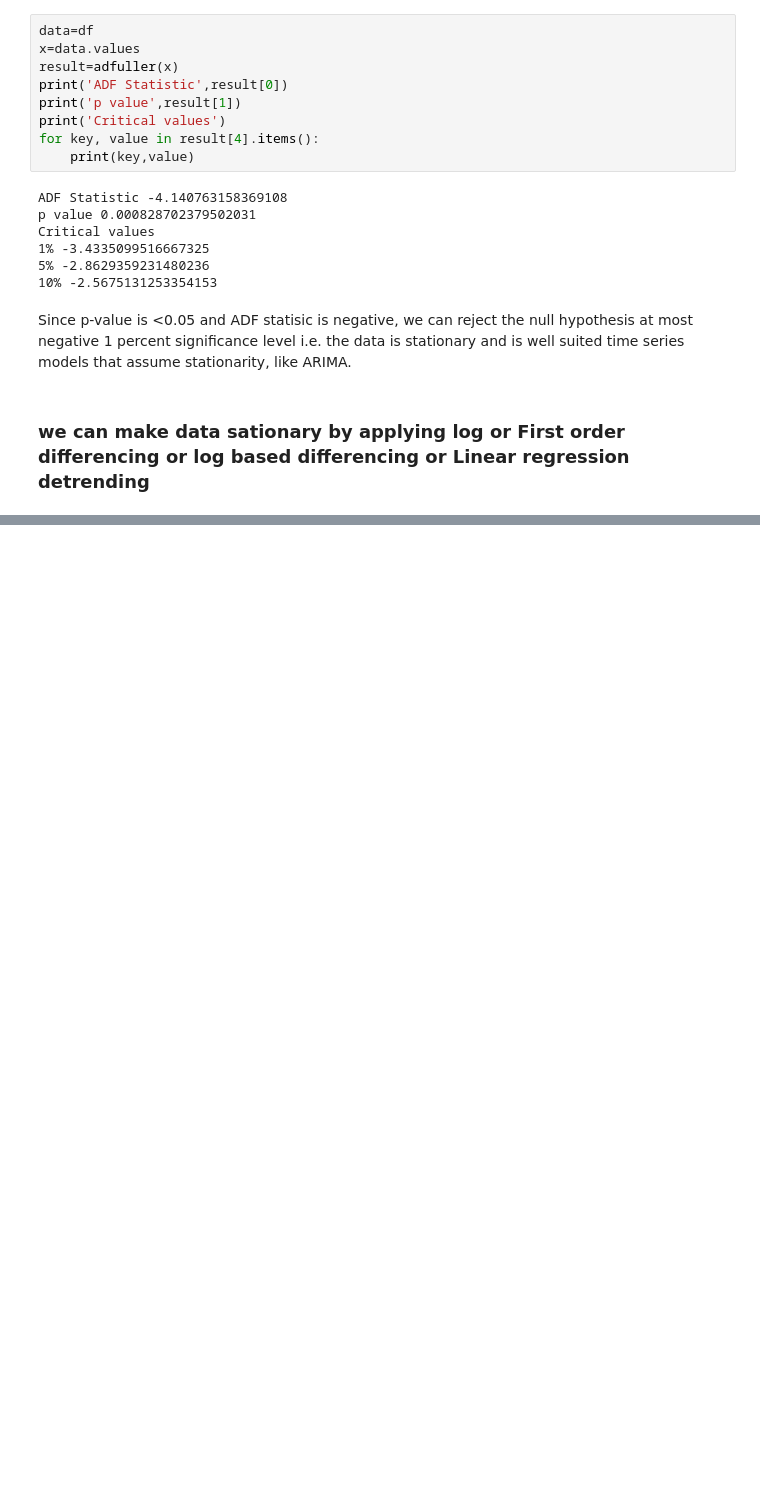
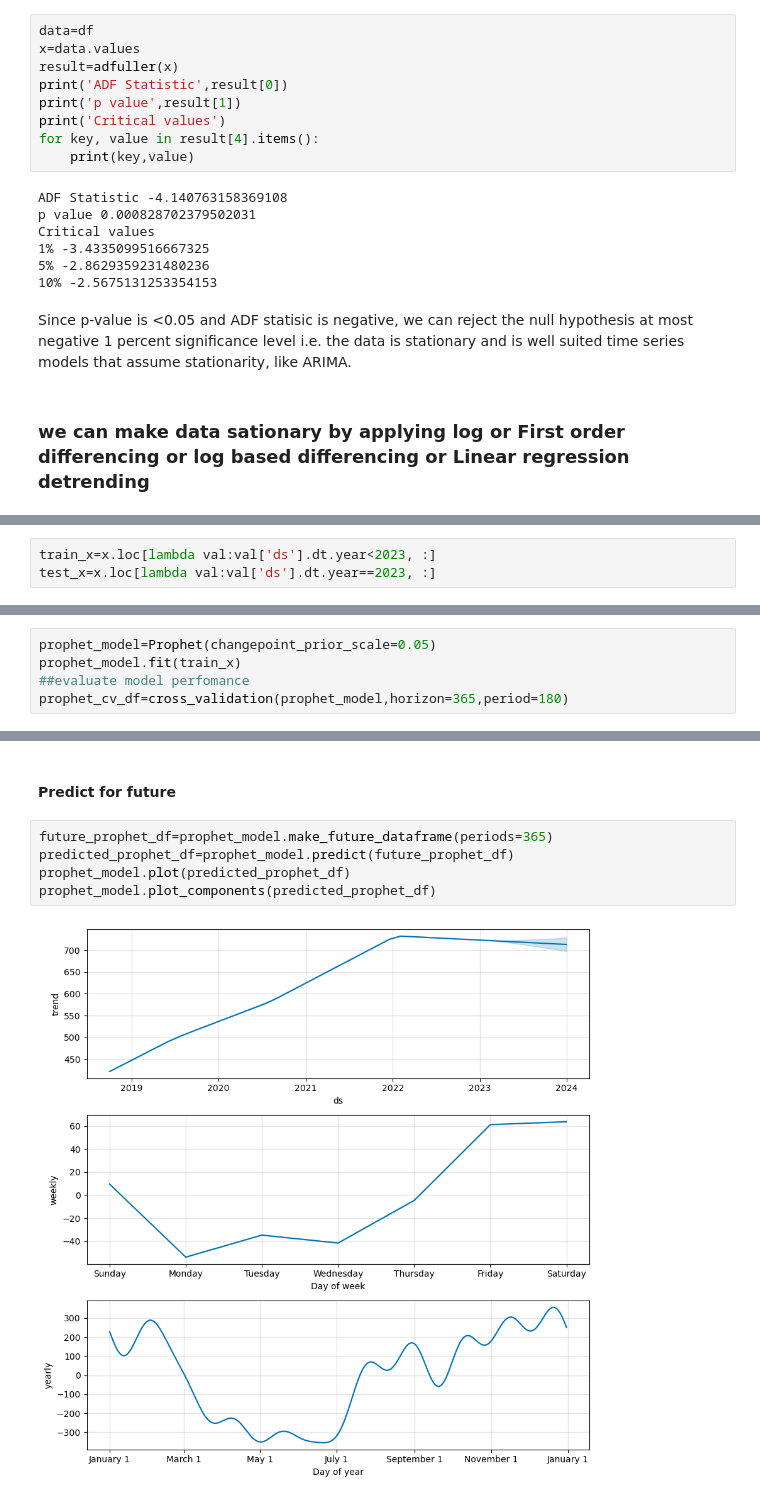
Before and after one commit to Nishaldevadiga/Data-Science, a Jupyter notebook: Mallige-TimeSeries.ipynb, the cells around one changed output, grey strips where cells are left out. Saved outputs shown, nothing was run; the diff lists cells and outputs as text; blank space fills up the shorter version.

```diff
--- a/Mallige-TimeSeries.ipynb
+++ b/Mallige-TimeSeries.ipynb
@@ -384,0 +559,3 @@ Since p-value is <0.05 and ADF statisic is negative, we can reject the null hypo
+# %%
+train_x=x.loc[lambda val:val['ds'].dt.year<2023, :]
+test_x=x.loc[lambda val:val['ds'].dt.year==2023, :]
@@ -384,0 +591,5 @@ Since p-value is <0.05 and ADF statisic is negative, we can reject the null hypo
+# %%
+prophet_model=Prophet(changepoint_prior_scale=0.05)
+prophet_model.fit(train_x)
+##evaluate model perfomance
+prophet_cv_df=cross_validation(prophet_model,horizon=365,period=180)
@@ -384,0 +632,9 @@ Since p-value is <0.05 and ADF statisic is negative, we can reject the null hypo
+# %% [markdown]
+<h4>Predict for future</h4>
+# %%
+future_prophet_df=prophet_model.make_future_dataframe(periods=365)
+predicted_prophet_df=prophet_model.predict(future_prophet_df)
+prophet_model.plot(predicted_prophet_df)
+prophet_model.plot_components(predicted_prophet_df)
+# %% [output]
+[figure, added]
```
Also changed, not shown: parts of 41 cells of this notebook.
